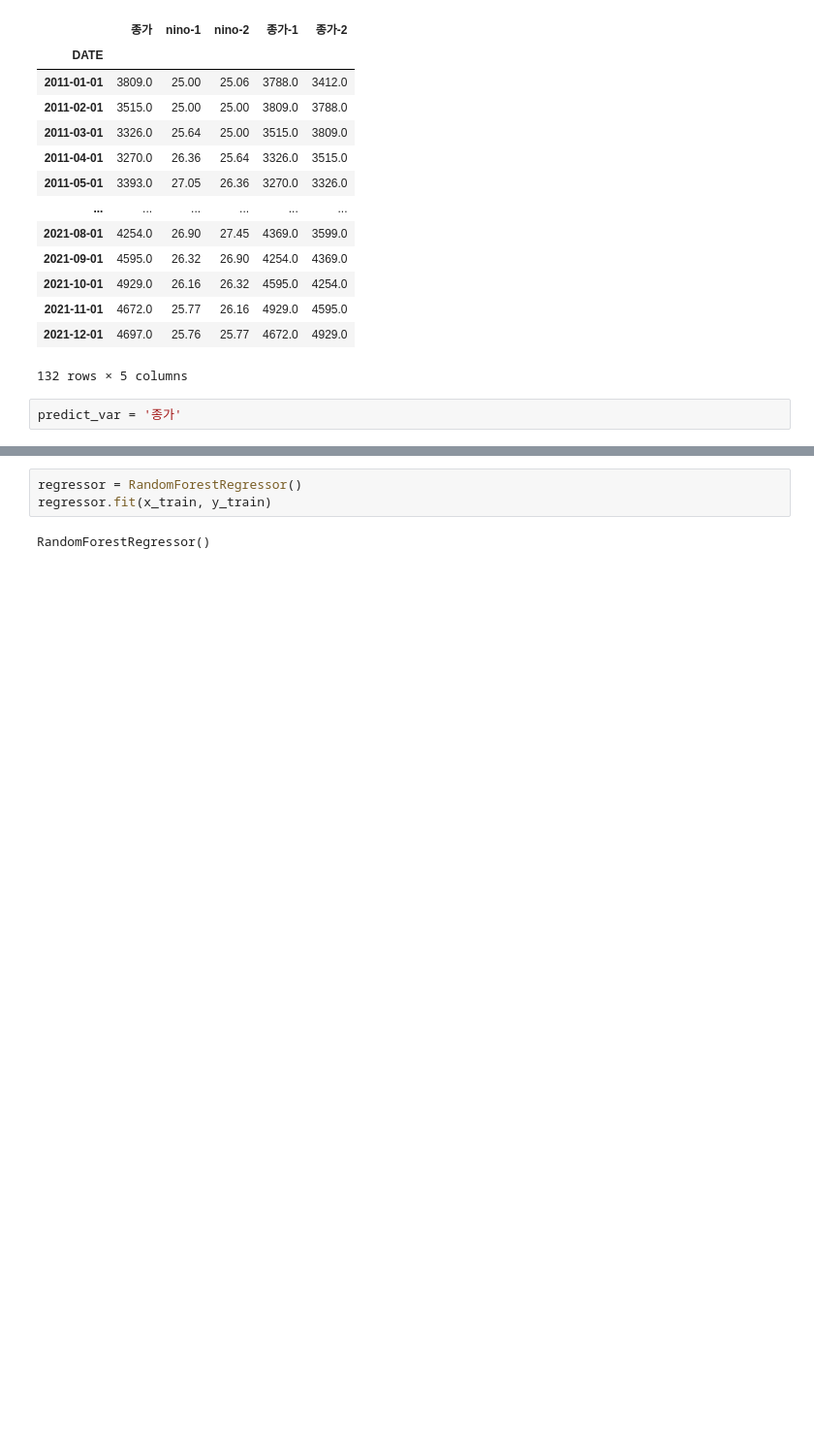
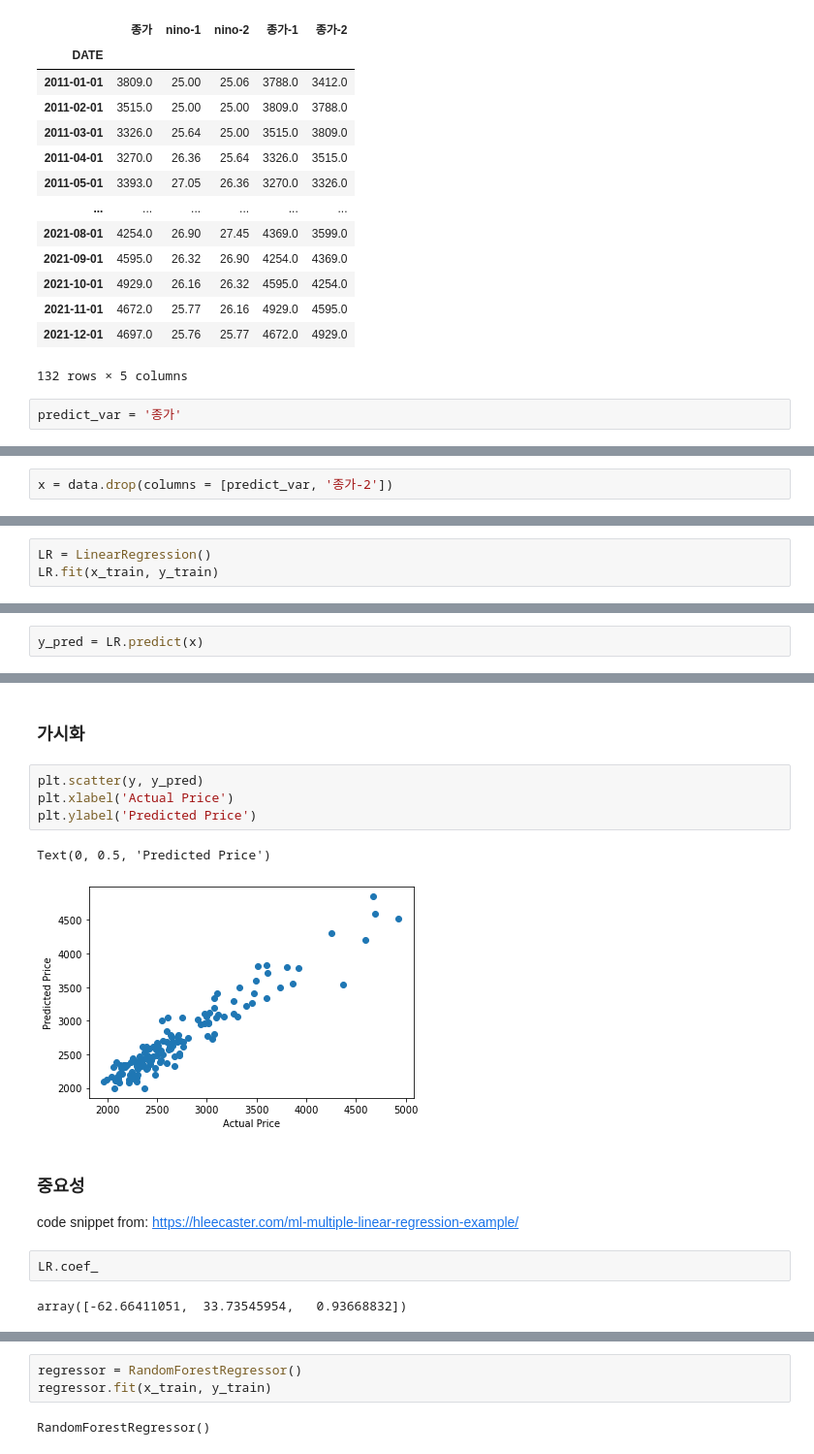
Before and after one commit to Soo-Im/PalmOil, a Jupyter notebook: ENSO-Palm_Prediction.ipynb, the cells around one changed output, grey strips where cells are left out. Shown at 97% size. Saved outputs shown, nothing was run; the diff lists cells and outputs as text; blank space fills up the shorter version.

Commit message:
Multiple Linear Regression 수행

```diff
--- a/ENSO-Palm_Prediction.ipynb
+++ b/ENSO-Palm_Prediction.ipynb
@@ -216,0 +225,2 @@ x = data.drop(columns = [predict_var])
+# %%
+x = data.drop(columns = [predict_var, '종가-2'])
@@ -216,0 +231,3 @@ x = data.drop(columns = [predict_var])
+# %%
+LR = LinearRegression()
+LR.fit(x_train, y_train)
@@ -216,0 +236,2 @@ x = data.drop(columns = [predict_var])
+# %%
+y_pred = LR.predict(x)
@@ -216,0 +253,16 @@ x = data.drop(columns = [predict_var])
+# %% [markdown]
+### 가시화
+# %%
+plt.scatter(y, y_pred)
+plt.xlabel('Actual Price')
+plt.ylabel('Predicted Price')
+# %% [output]
+Text(0, 0.5, 'Predicted Price')
+[figure, added]
+# %% [markdown]
+### 중요성
+code snippet from: https://hleecaster.com/ml-multiple-linear-regression-example/
+# %%
+LR.coef_
+# %% [output]
+array([-62.66411051,  33.73545954,   0.93668832])
```
Also changed, not shown: parts of 22 cells of this notebook.
